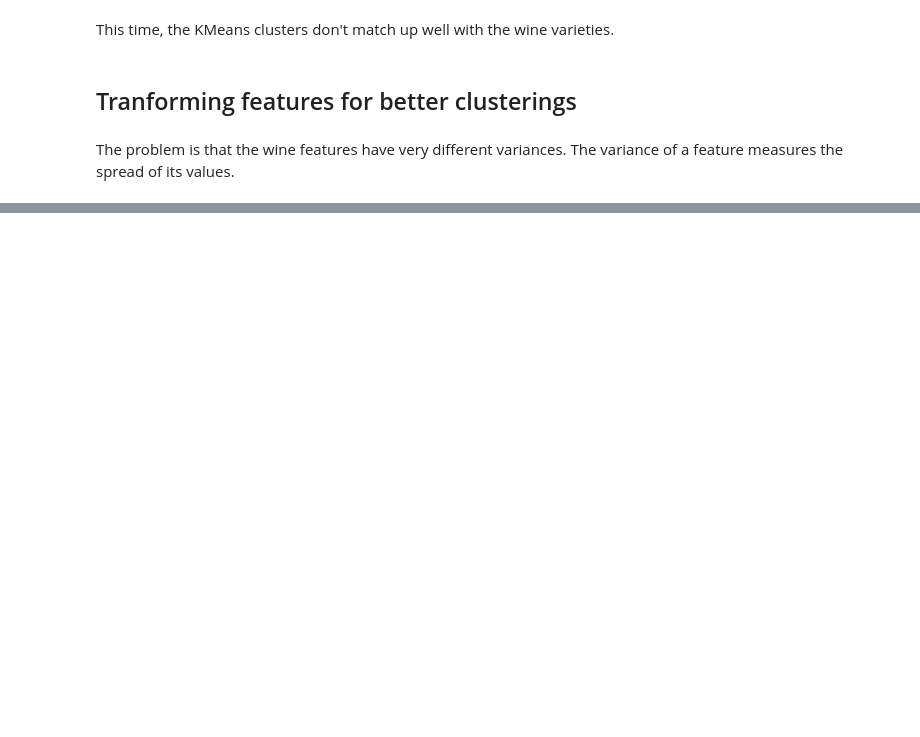
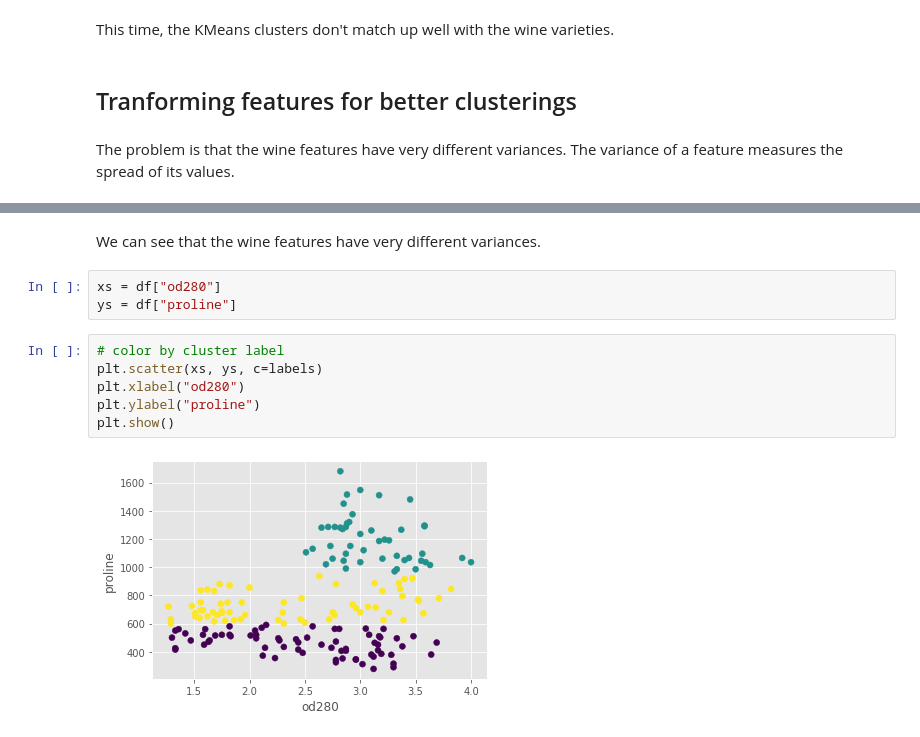
Before and after one commit to cailyn-craven/Unsupervised_learning_sklearn, a Jupyter notebook: Clustering/PiedmontWines.ipynb, the cells around one changed output, grey strips where cells are left out. Drawn from its saved outputs; the diff is of its cells as text; blank space fills up the shorter version.

```diff
--- a/Clustering/PiedmontWines.ipynb
+++ b/Clustering/PiedmontWines.ipynb
@@ -157,0 +199,13 @@ The problem is that the wine features have very different variances. The varianc
+# %% [markdown]
+We can see that the wine features have very different variances.
+# %%
+xs = df["od280"]
+ys = df["proline"]
+# %%
+# color by cluster label
+plt.scatter(xs, ys, c=labels)
+plt.xlabel("od280")
+plt.ylabel("proline")
+plt.show()
+# %% [output]
+[figure, added]
```
Also changed, not shown: parts of 20 cells of this notebook.
